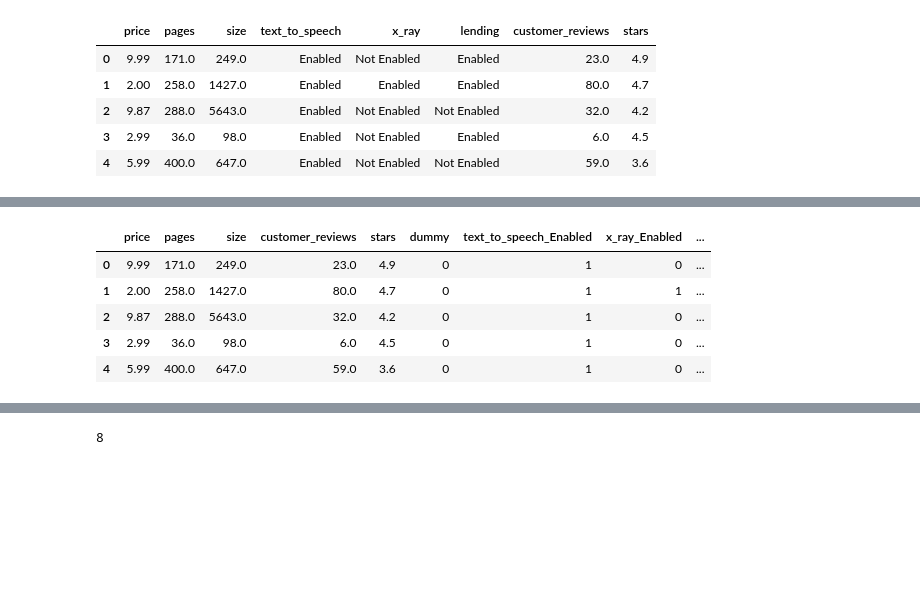
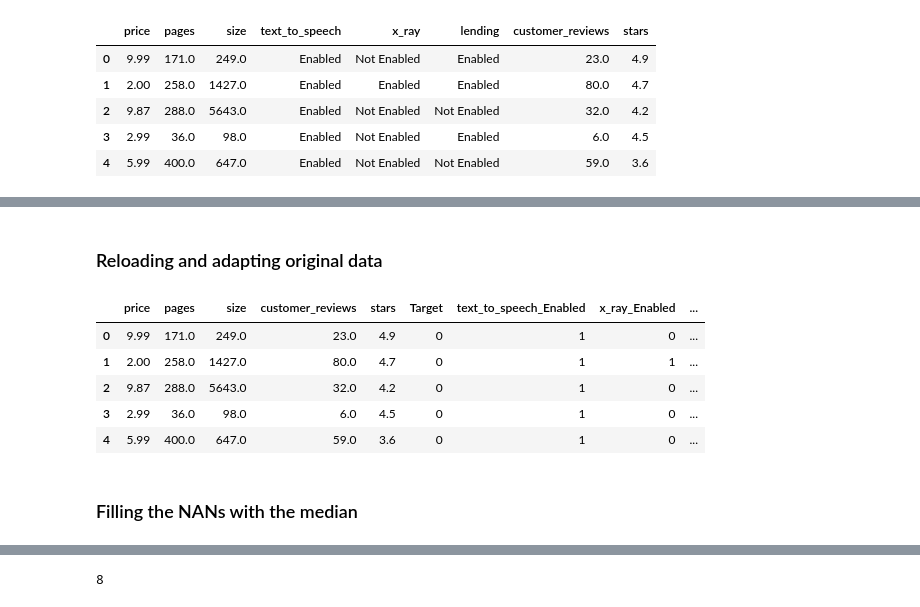
Before and after one commit to marcosemn/AmazonKindleBooks, a Jupyter notebook: AmazonKindleBooks.ipynb, the cells around one changed output, grey strips where cells are left out. Saved outputs shown, nothing was run; the diff lists cells and outputs as text; code cells hidden in the pictures; blank space fills up the shorter version.

```diff
--- a/AmazonKindleBooks.ipynb
+++ b/AmazonKindleBooks.ipynb
@@ -365,20 +332,23 @@ weighted avg       0.92      0.91      0.92      9840
 [figure]
 # %%
 =================================================================================================================================
+# %% [markdown]
+### Reloading and adapting original data
 # %%
-#reloading and adapting original data
 df = pd.read_csv(r"C:\Users\Dell\Downloads\BigML_Dataset.csv",encoding='latin')
-df['dummy'] = df['stars'].apply(lambda x: 1 if x==5 else 0)
+df['Target'] = df['stars'].apply(lambda x: 1 if x==5 else 0)
 df.drop(['url','save','publisher','description','title','author','language'], axis='columns', inplace=True)
 df = pd.get_dummies(df)
 df.drop(['text_to_speech_Not enabled','x_ray_Not Enabled','lending_Not Enabled'], axis='columns', inplace=True)
 df=df.replace([np.inf,-np.inf], np.nan)
 df.head()
 # %% [output]
-|  | price | pages | size | customer_reviews | stars | dummy | text_to_speech_Enabled | x_ray_Enabled | ... |
+|  | price | pages | size | customer_reviews | stars | Target | text_to_speech_Enabled | x_ray_Enabled | ... |
 | 0 | 9.99 | 171.0 | 249.0 | 23.0 | 4.9 | 0 | 1 | 0 | ... |
 | 1 | 2.00 | 258.0 | 1427.0 | 80.0 | 4.7 | 0 | 1 | 1 | ... |
 | 2 | 9.87 | 288.0 | 5643.0 | 32.0 | 4.2 | 0 | 1 | 0 | ... |
 | 3 | 2.99 | 36.0 | 98.0 | 6.0 | 4.5 | 0 | 1 | 0 | ... |
 | 4 | 5.99 | 400.0 | 647.0 | 59.0 | 3.6 | 0 | 1 | 0 | ... |
+# %% [markdown]
+### Filling the NANs with the median
 # %%
```
Also changed, not shown: parts of 110 cells of this notebook.
